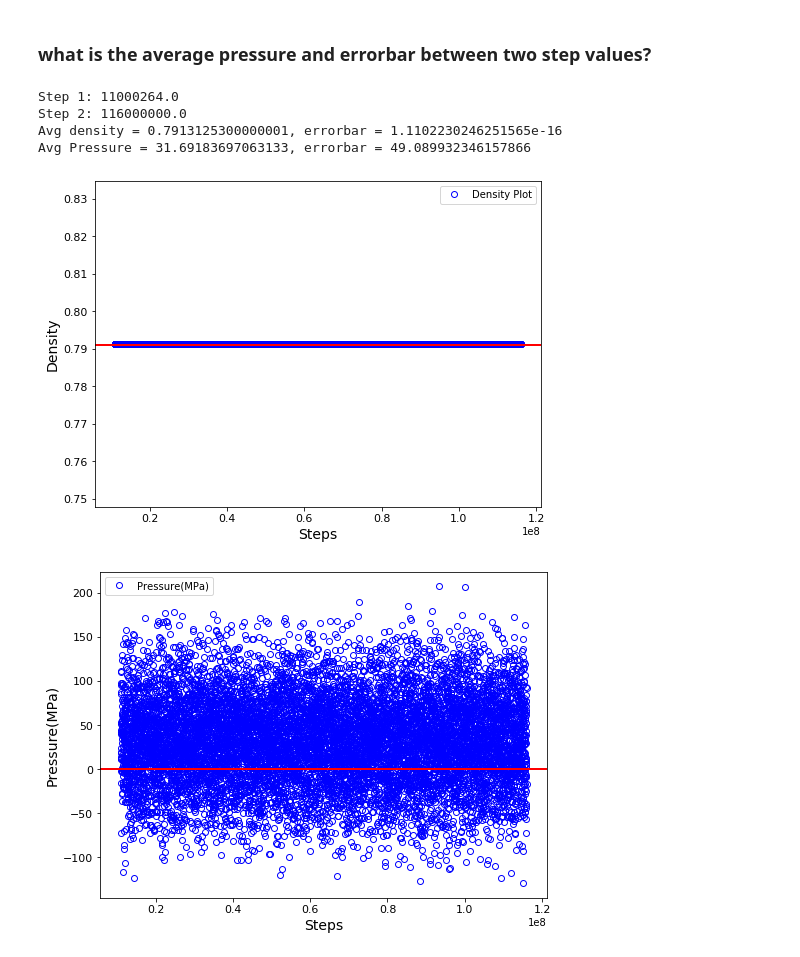
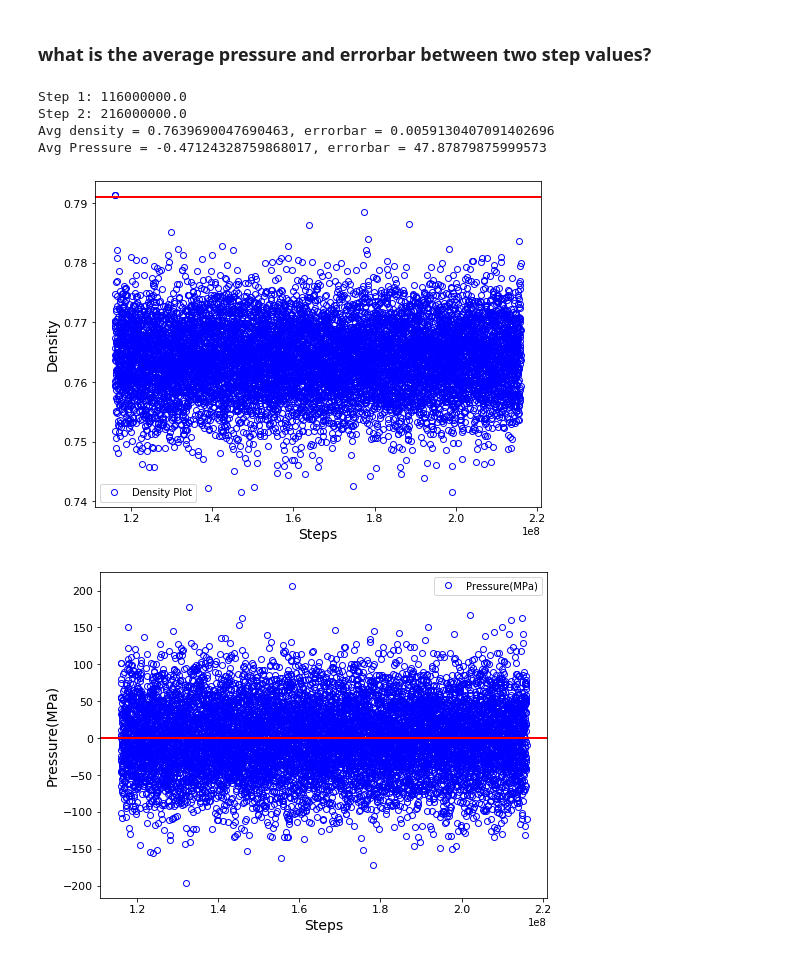
Before and after one commit to softmaterialslab/mlflow, a Jupyter notebook: ambient/phase2/examples/plot_thermo_dat.ipynb, the cells around one changed output. Drawn from its saved outputs; the diff is of its cells as text; code cells hidden in the pictures.

```diff
--- a/ambient/phase2/examples/plot_thermo_dat.ipynb
+++ b/ambient/phase2/examples/plot_thermo_dat.ipynb
@@ -118,9 +118,10 @@ ax.tick_params(axis='both', which='minor', labelsize=11)
 # %%
 steps = data_gt[:,0]
 
-idx1 = (np.abs(steps - (steps[0]+1000000))).argmin()
+#idx1 = (np.abs(steps - (steps[0]+1000000))).argmin()
+idx1 = (np.abs(steps - (steps[-1]-101000000))).argmin()
 print("Step 1: " + str(steps[idx1]))
-idx2 = (np.abs(steps - (steps[-1]-2000000))).argmin()
+idx2 = (np.abs(steps - (steps[-1]-1000000))).argmin()
 print("Step 2: " + str(steps[idx2]))
 
 
@@ -133,36 +134,36 @@ ax.plot(data_gt[idx1:idx2,0],data_gt[idx1:idx2,4], label=label, marker=markersty
 ax.axhline(y=0.791, linewidth=2, color='r') #xmin=4, xmax=20,
 count += 1
 
 ax.legend(ncol=2)
 ax.set_xlabel('Steps', fontsize=14)
 ax.set_ylabel('Density', fontsize=14)
 ax.tick_params(axis='both', which='major', labelsize=11)
 ax.tick_params(axis='both', which='minor', labelsize=11)
 
 print("Avg density = {}, errorbar = {}".format(np.mean(data_gt[idx1:idx2,4]),np.std(data_gt[idx1:idx2,4])))
 ###############################################################################################################
 fig, ax = plt.subplots(nrows=1, ncols=1, figsize=(8, 6))
 
 label = "Pressure(MPa)"
 count=0
 ax.plot(data_gt[idx1:idx2,0],data_gt[idx1:idx2,3]*0.1, label=label, marker=markerstyles[count],markerfacecolor='none',
         linestyle='none', color=colors[count])
 ax.axhline(y=0.1, linewidth=2, color='r') #xmin=4, xmax=20,
 count += 1
 
 ax.legend(ncol=2)
 ax.set_xlabel('Steps', fontsize=14)
 ax.set_ylabel('Pressure(MPa)', fontsize=14)
 ax.tick_params(axis='both', which='major', labelsize=11)
 ax.tick_params(axis='both', which='minor', labelsize=11)
 
 print("Avg Pressure = {}, errorbar = {}".format(np.mean(data_gt[idx1:idx2,3]*0.1),np.std(data_gt[idx1:idx2,3]*0.1)))
 
 ###############################################################################################################
 # %% [output]
-Step 1: 11000264.0
-Step 2: 116000000.0
-Avg density = 0.7913125300000001, errorbar = 1.1102230246251565e-16
-Avg Pressure = 31.69183697063133, errorbar = 49.089932346157866
+Step 1: 116000000.0
+Step 2: 216000000.0
+Avg density = 0.7639690047690463, errorbar = 0.0059130407091402696
+Avg Pressure = -0.47124328759868017, errorbar = 47.87879875999573
-[figure, old version]
+[figure, new version]
-[figure, old version]
+[figure, new version]
```
Also changed, not shown: parts of 4 cells of this notebook, 38 other files.
